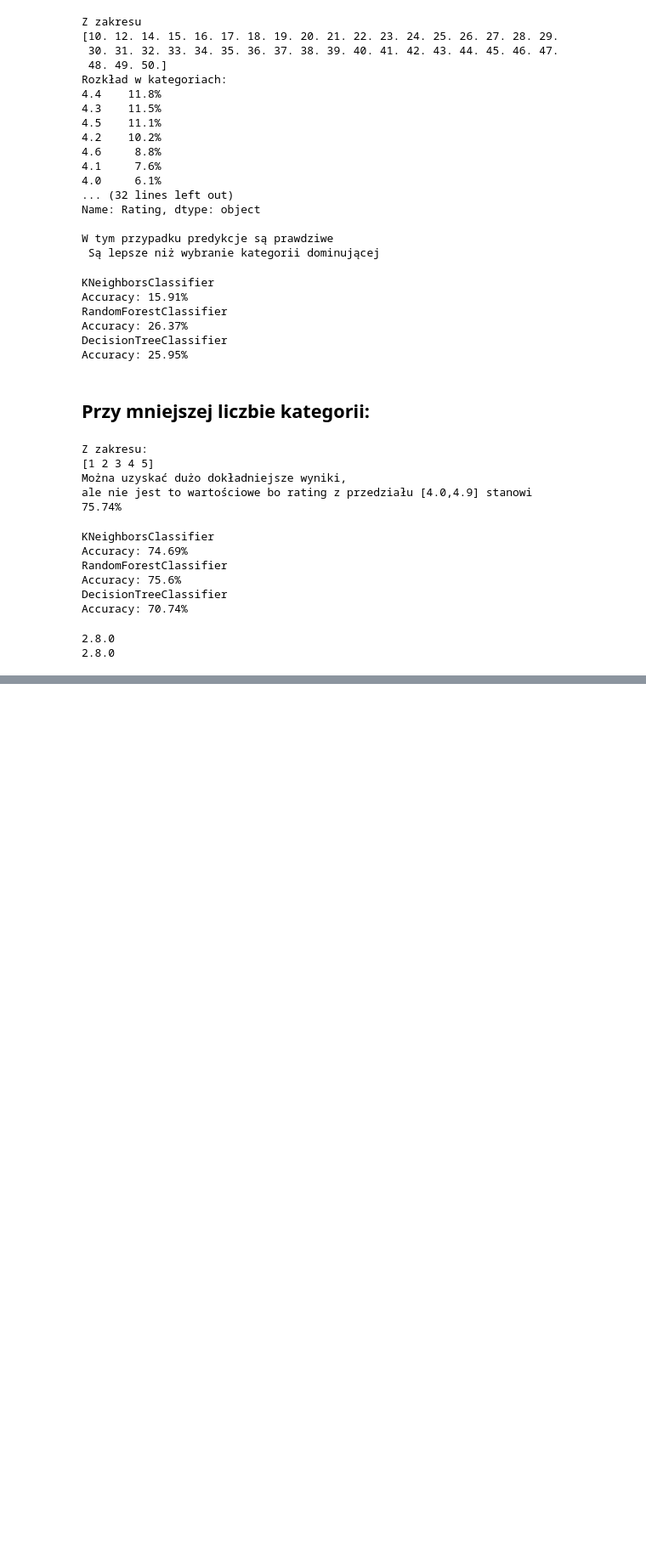
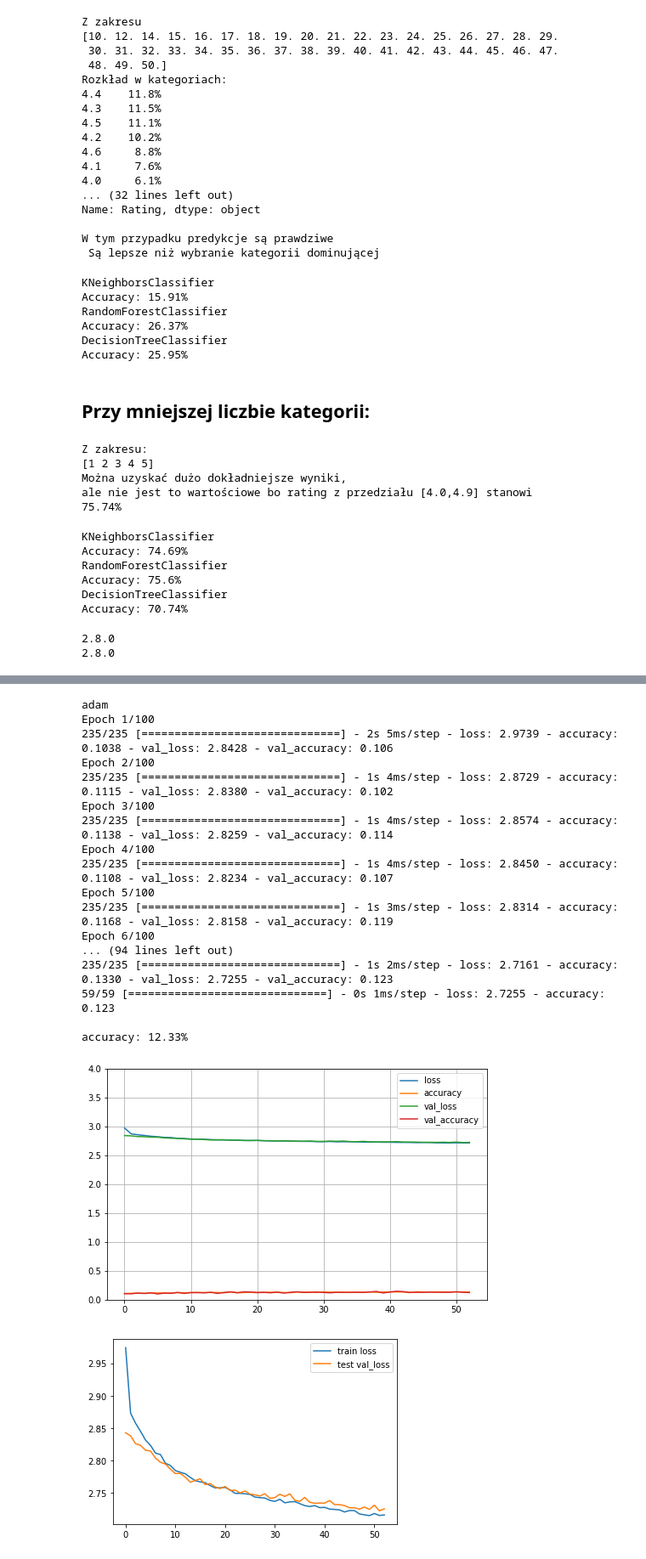
Before and after one commit to KSob01/Projekt-PSI, a Jupyter notebook: GOOGLE STORE.ipynb, the cells around one changed output, grey strips where cells are left out. Shown: that part at 85% size. Cells and saved outputs as stored; diff of their text form; code cells hidden in the pictures; blank space fills up the shorter version.

Commit message:
Keras : Final commit

```diff
--- a/GOOGLE STORE.ipynb
+++ b/GOOGLE STORE.ipynb
@@ -452,0 +422,13 @@ accuracy: 12.71%
+# %%
+def basic_model():
+    models = []
+    for opt in ['adam','SGD']:
+        model = Sequential()
+        model.add(Dense(128, input_dim = input_dim , activation = 'relu'))
+        model.add(Dropout(0.2))
+        model.add(Dense(64, activation='sigmoid'))
+        model.add(Dropout(0.2))
+        model.add(Dense(class_dim, activation = 'softmax') )
+        model.compile(loss = 'categorical_crossentropy' , optimizer = opt , metrics = ['accuracy'] )
+        models.append(model)
+    return models
@@ -452,0 +452,40 @@ accuracy: 12.71%
+# %%
+def run_and_display_model(mod2):
+    history = History()
+    mod2.fit(train_x, train_y, validation_data= (test_x, test_y), batch_size=32,epochs=100, callbacks=[history,tf.keras.callbacks.EarlyStopping(monitor='loss', patience=3)])
+    scores = mod2.evaluate(test_x, test_y)
+    print("\n%s: %.2f%%" % (mod2.metrics_names[1], scores[1]*100))
+    pd.DataFrame(history.history).plot(figsize=(8, 5))
+    plt.grid(True)
+    plt.gca().set_ylim(0, 4)
+    plt.show()
+    plt.plot(history.history['loss'], label = "train loss")
+    plt.plot(history.history['val_loss'], label = "test val_loss")
+    plt.legend()
+    plt.show()
+# %%
+opt = ['adam','SGD']
+models = basic_model()
+for i in range(2):
+    print(opt[i])
+    run_and_display_model(models[i])
+# %% [output]
+adam
+Epoch 1/100
+235/235 [==============================] - 2s 5ms/step - loss: 2.9739 - accuracy: 0.1038 - val_loss: 2.8428 - val_accuracy: 0.106
+Epoch 2/100
+235/235 [==============================] - 1s 4ms/step - loss: 2.8729 - accuracy: 0.1115 - val_loss: 2.8380 - val_accuracy: 0.102
+Epoch 3/100
+235/235 [==============================] - 1s 4ms/step - loss: 2.8574 - accuracy: 0.1138 - val_loss: 2.8259 - val_accuracy: 0.114
+Epoch 4/100
+235/235 [==============================] - 1s 4ms/step - loss: 2.8450 - accuracy: 0.1108 - val_loss: 2.8234 - val_accuracy: 0.107
+Epoch 5/100
+235/235 [==============================] - 1s 3ms/step - loss: 2.8314 - accuracy: 0.1168 - val_loss: 2.8158 - val_accuracy: 0.119
+Epoch 6/100
+... (94 lines left out)
+235/235 [==============================] - 1s 2ms/step - loss: 2.7161 - accuracy: 0.1330 - val_loss: 2.7255 - val_accuracy: 0.123
+59/59 [==============================] - 0s 1ms/step - loss: 2.7255 - accuracy: 0.123
+
+accuracy: 12.33%
+[figure, added]
+[figure, added]
```
Also changed, not shown: parts of 8 cells of this notebook.
